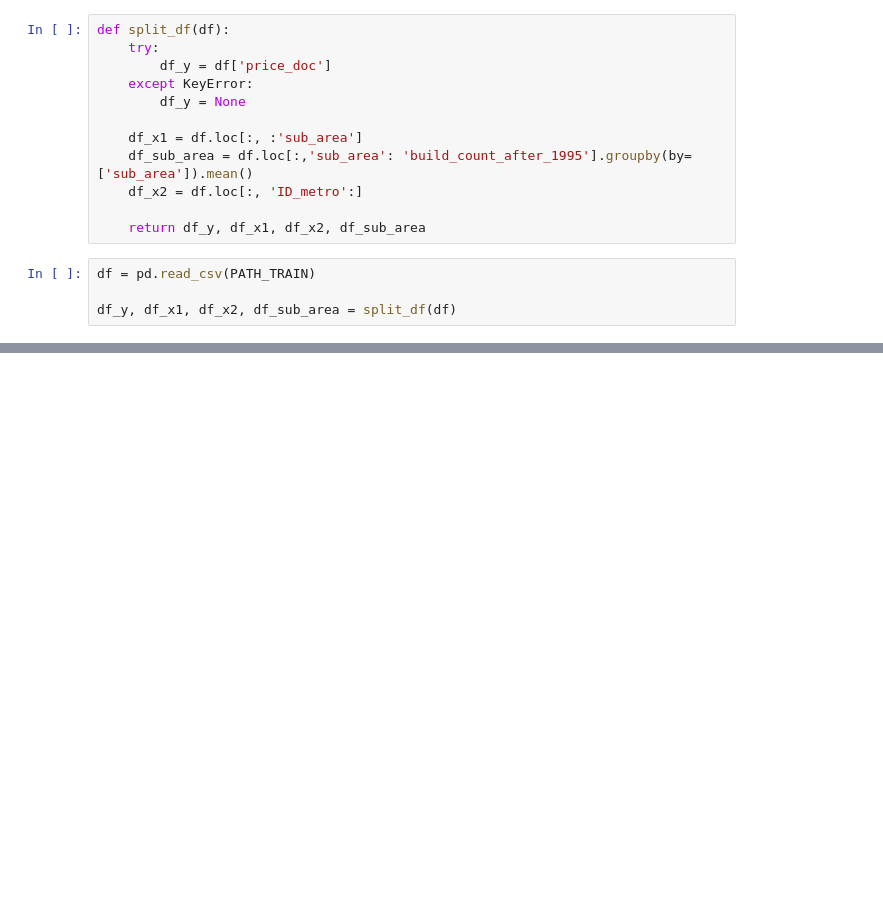
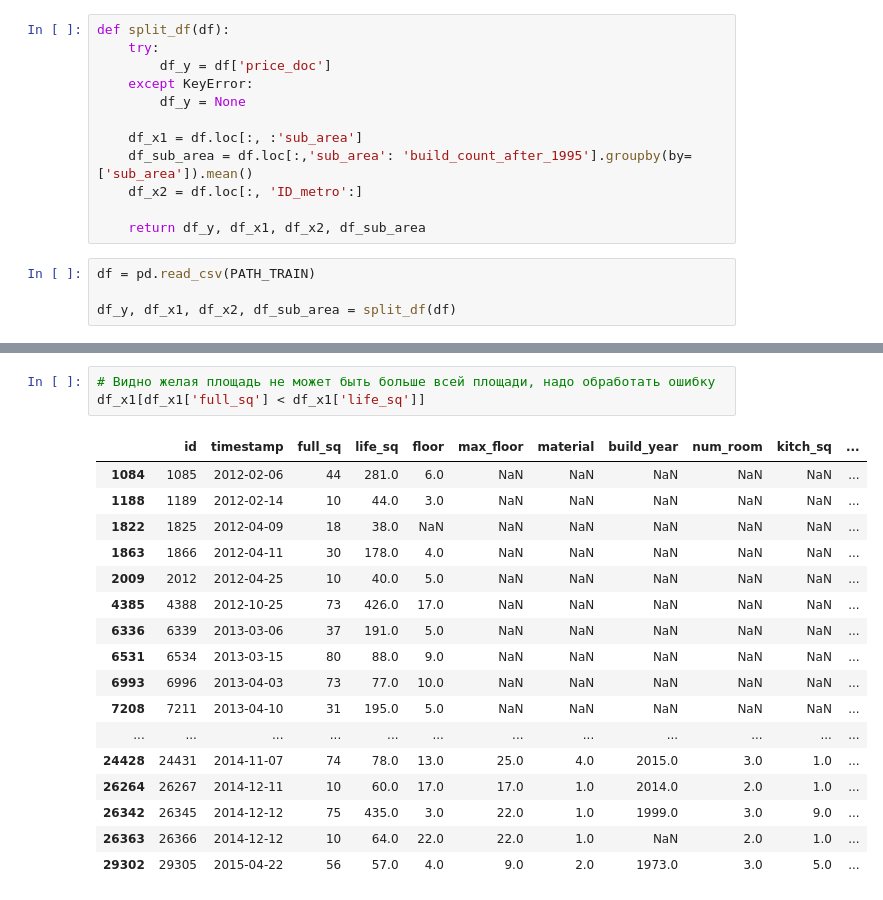
Before and after one commit to warshtayner/moscow_apartments, a Jupyter notebook: EDA.ipynb, the cells around one changed output, grey strips where cells are left out. Drawn from its saved outputs; the diff is of its cells as text; blank space fills up the shorter version.

```diff
--- a/EDA.ipynb
+++ b/EDA.ipynb
@@ -149,0 +173,21 @@ df_sub_area
+# %%
+# Видно желая площадь не может быть больше всей площади, надо обработать ошибку
+df_x1[df_x1['full_sq'] < df_x1['life_sq']]
+# %% [output]
+|  | id | timestamp | full_sq | life_sq | floor | max_floor | material | build_year | num_room | kitch_sq | ... |
+| 1084 | 1085 | 2012-02-06 | 44 | 281.0 | 6.0 | NaN | NaN | NaN | NaN | NaN | ... |
+| 1188 | 1189 | 2012-02-14 | 10 | 44.0 | 3.0 | NaN | NaN | NaN | NaN | NaN | ... |
+| 1822 | 1825 | 2012-04-09 | 18 | 38.0 | NaN | NaN | NaN | NaN | NaN | NaN | ... |
+| 1863 | 1866 | 2012-04-11 | 30 | 178.0 | 4.0 | NaN | NaN | NaN | NaN | NaN | ... |
+| 2009 | 2012 | 2012-04-25 | 10 | 40.0 | 5.0 | NaN | NaN | NaN | NaN | NaN | ... |
+| 4385 | 4388 | 2012-10-25 | 73 | 426.0 | 17.0 | NaN | NaN | NaN | NaN | NaN | ... |
+| 6336 | 6339 | 2013-03-06 | 37 | 191.0 | 5.0 | NaN | NaN | NaN | NaN | NaN | ... |
+| 6531 | 6534 | 2013-03-15 | 80 | 88.0 | 9.0 | NaN | NaN | NaN | NaN | NaN | ... |
+| 6993 | 6996 | 2013-04-03 | 73 | 77.0 | 10.0 | NaN | NaN | NaN | NaN | NaN | ... |
+| 7208 | 7211 | 2013-04-10 | 31 | 195.0 | 5.0 | NaN | NaN | NaN | NaN | NaN | ... |
+| ... | ... | ... | ... | ... | ... | ... | ... | ... | ... | ... | ... |
+| 24428 | 24431 | 2014-11-07 | 74 | 78.0 | 13.0 | 25.0 | 4.0 | 2015.0 | 3.0 | 1.0 | ... |
+| 26264 | 26267 | 2014-12-11 | 10 | 60.0 | 17.0 | 17.0 | 1.0 | 2014.0 | 2.0 | 1.0 | ... |
+| 26342 | 26345 | 2014-12-12 | 75 | 435.0 | 3.0 | 22.0 | 1.0 | 1999.0 | 3.0 | 9.0 | ... |
+| 26363 | 26366 | 2014-12-12 | 10 | 64.0 | 22.0 | 22.0 | 1.0 | NaN | 2.0 | 1.0 | ... |
+| 29302 | 29305 | 2015-04-22 | 56 | 57.0 | 4.0 | 9.0 | 2.0 | 1973.0 | 3.0 | 5.0 | ... |
```
Also changed, not shown: parts of 10 cells of this notebook.
